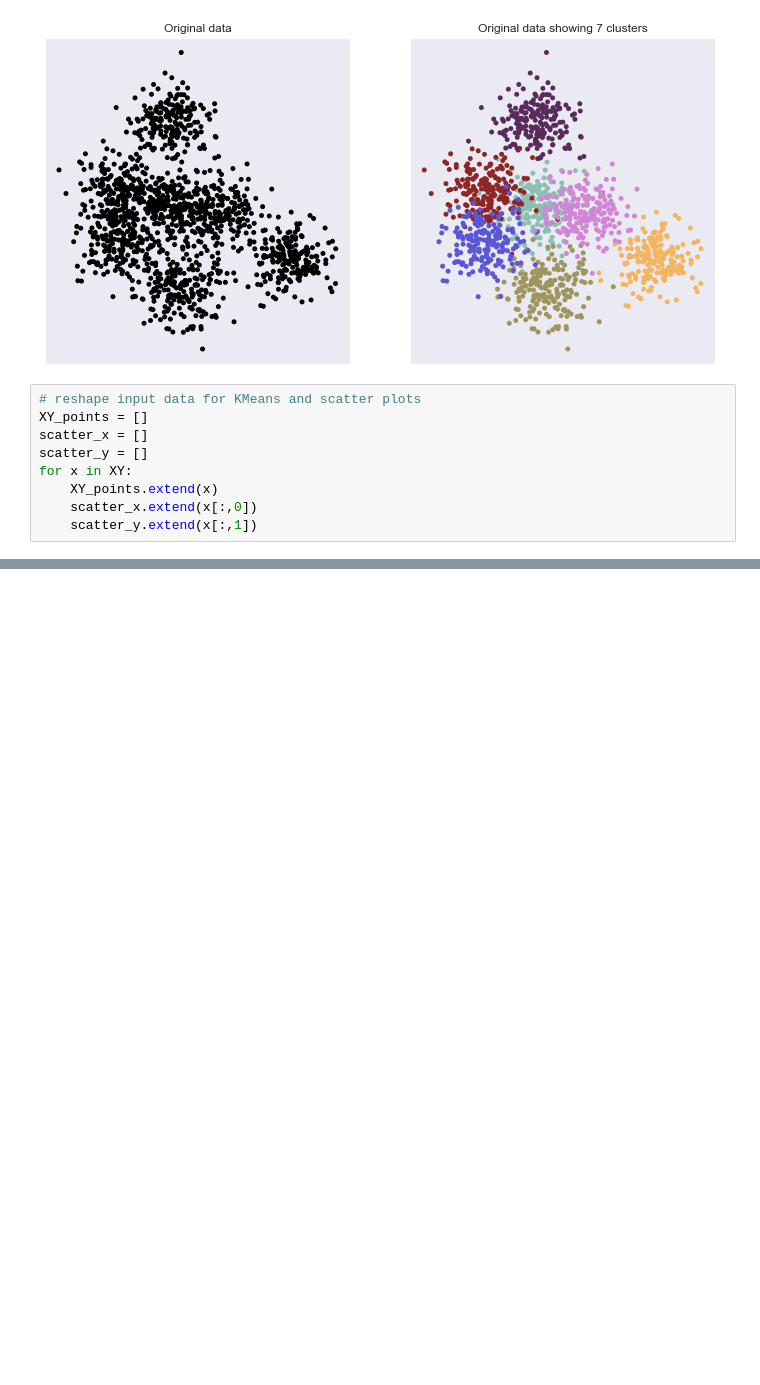
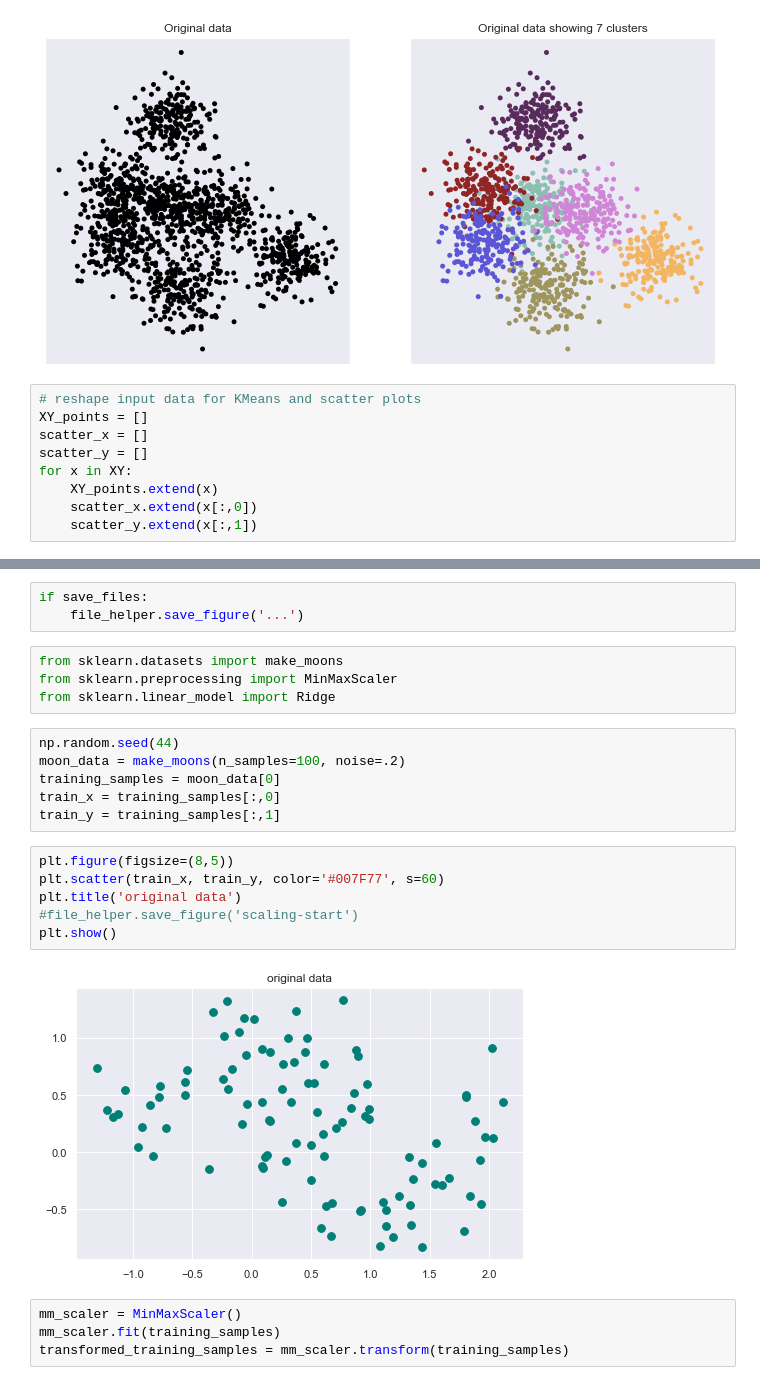
Before and after one commit to cwreynolds/PredatorEye, a Jupyter notebook: first_experiments.ipynb, the cells around one changed output, grey strips where cells are left out. Drawn from its saved outputs; the diff is of its cells as text; blank space fills up the shorter version.

Commit message:
Scaling, Transformers, PCA.

```diff
--- a/first_experiments.ipynb
+++ b/first_experiments.ipynb
@@ -142,0 +164,25 @@ plt.show()
+# %%
+if save_files:
+    file_helper.save_figure('...')
+# %%
+from sklearn.datasets import make_moons
+from sklearn.preprocessing import MinMaxScaler
+from sklearn.linear_model import Ridge
+# %%
+np.random.seed(44)
+moon_data = make_moons(n_samples=100, noise=.2)
+training_samples = moon_data[0]
+train_x = training_samples[:,0]
+train_y = training_samples[:,1]
+# %%
+plt.figure(figsize=(8,5))
+plt.scatter(train_x, train_y, color='#007F77', s=60)
+plt.title('original data')
+#file_helper.save_figure('scaling-start')
+plt.show()
+# %% [output]
+[figure, added]
+# %%
+mm_scaler = MinMaxScaler()
+mm_scaler.fit(training_samples)
+transformed_training_samples = mm_scaler.transform(training_samples)
```
Also changed, not shown: parts of 10 cells of this notebook.
